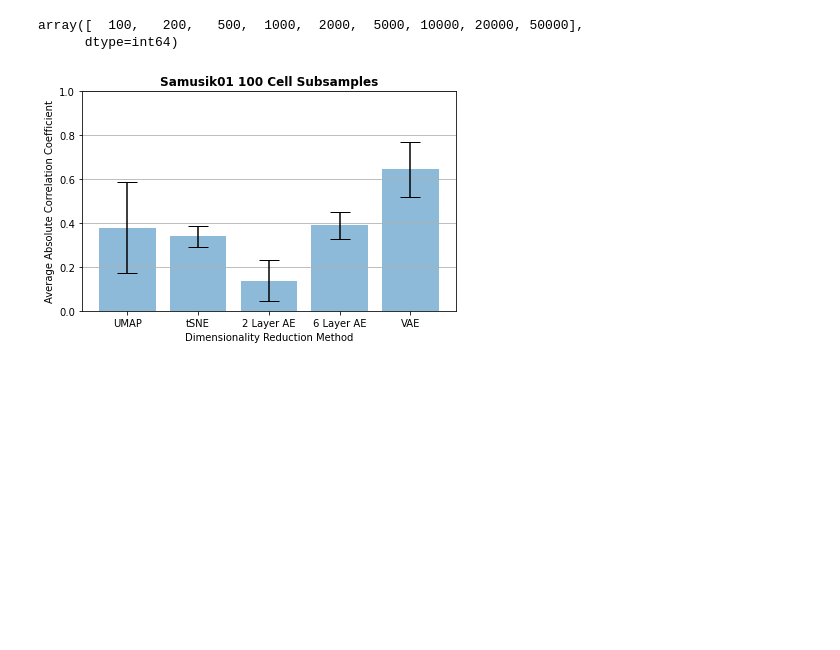
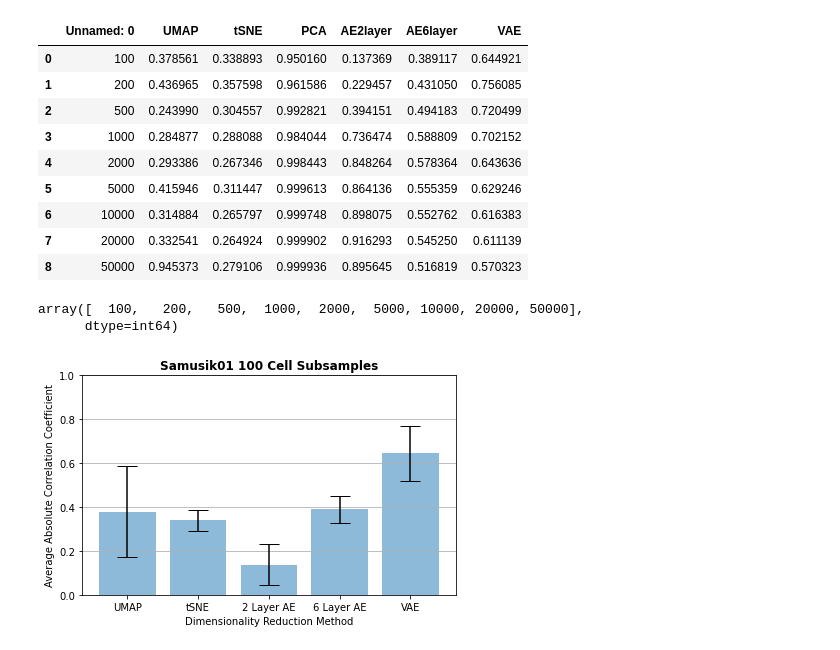
Before and after one commit to robbywaxman/GDAFinalProject, a Jupyter notebook: Metrics/PearsonCorrelationSubsampleMetrics.ipynb, the cells around one changed output. Drawn from its saved outputs; the diff is of its cells as text; code cells hidden in the pictures; blank space fills up the shorter version.

```diff
--- a/Metrics/PearsonCorrelationSubsampleMetrics.ipynb
+++ b/Metrics/PearsonCorrelationSubsampleMetrics.ipynb
@@ -5,6 +5,18 @@ import matplotlib.pyplot as plt
 # %%
 Means = pd.read_csv("Mean_Pearsons.csv")
 SDs = pd.read_csv("SD_Pearsons.csv")
+Means
+# %% [output]
+|  | Unnamed: 0 | UMAP | tSNE | PCA | AE2layer | AE6layer | VAE |
+| 0 | 100 | 0.378561 | 0.338893 | 0.950160 | 0.137369 | 0.389117 | 0.644921 |
+| 1 | 200 | 0.436965 | 0.357598 | 0.961586 | 0.229457 | 0.431050 | 0.756085 |
+| 2 | 500 | 0.243990 | 0.304557 | 0.992821 | 0.394151 | 0.494183 | 0.720499 |
+| 3 | 1000 | 0.284877 | 0.288088 | 0.984044 | 0.736474 | 0.588809 | 0.702152 |
+| 4 | 2000 | 0.293386 | 0.267346 | 0.998443 | 0.848264 | 0.578364 | 0.643636 |
+| 5 | 5000 | 0.415946 | 0.311447 | 0.999613 | 0.864136 | 0.555359 | 0.629246 |
+| 6 | 10000 | 0.314884 | 0.265797 | 0.999748 | 0.898075 | 0.552762 | 0.616383 |
+| 7 | 20000 | 0.332541 | 0.264924 | 0.999902 | 0.916293 | 0.545250 | 0.611139 |
+| 8 | 50000 | 0.945373 | 0.279106 | 0.999936 | 0.895645 | 0.516819 | 0.570323 |
 # %%
 sample_sizes = np.array(SDs["Unnamed: 0"])
 SDs = SDs.drop(columns=['Unnamed: 0', 'PCA'])
```
